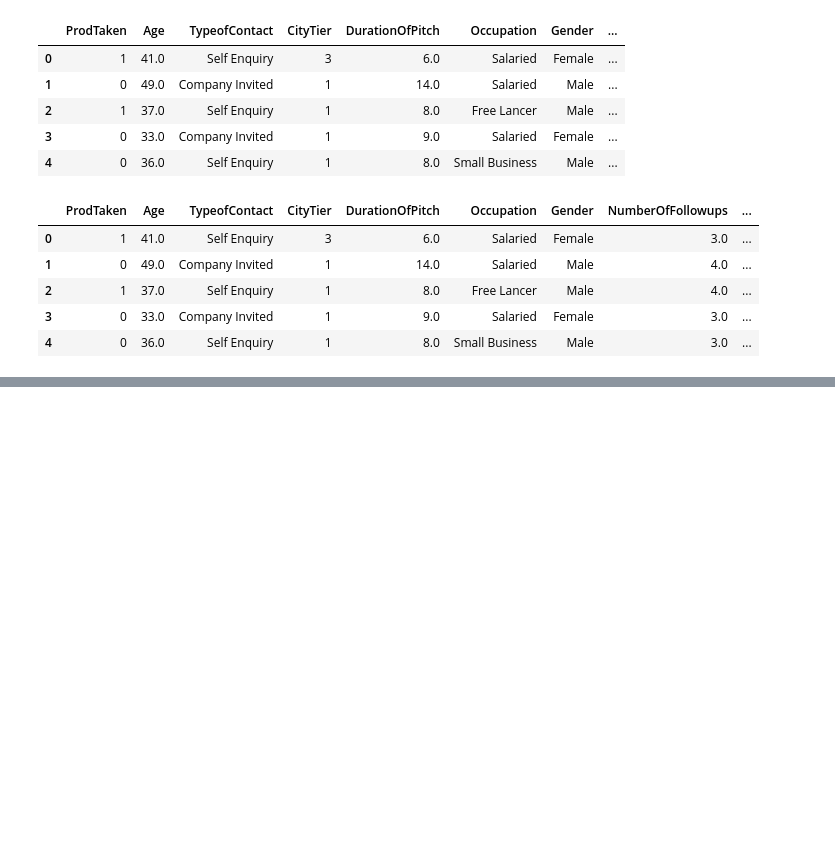
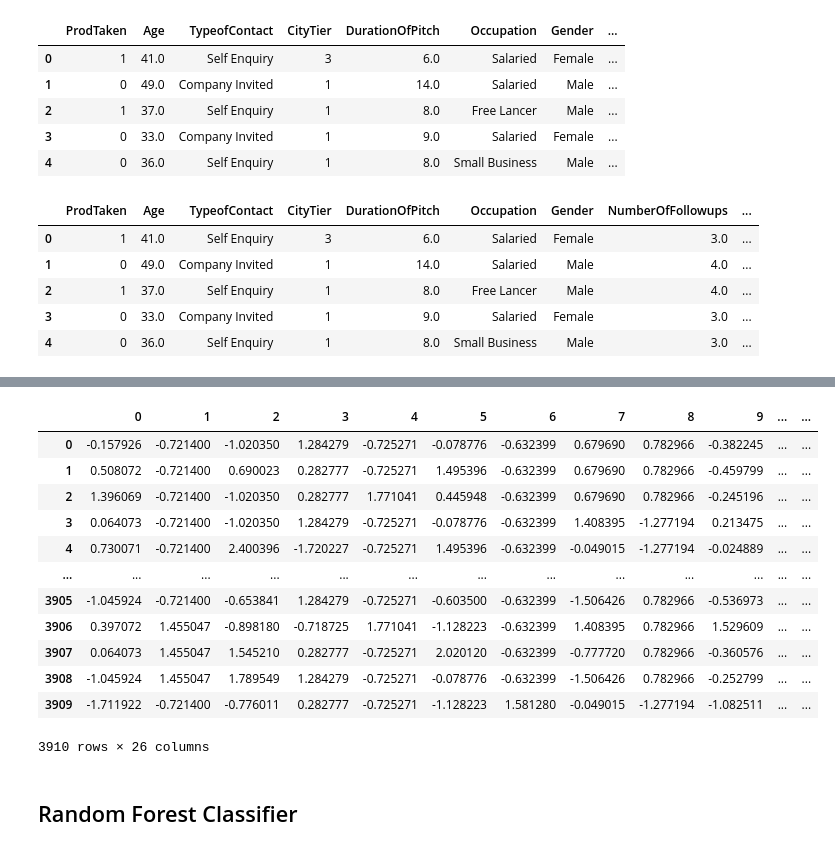
Before and after one commit to PratikSomwanshi/random_forest_basic_project, a Jupyter notebook: main.ipynb, the cells around one changed output, grey strips where cells are left out. Cells and saved outputs as stored; diff of their text form; code cells hidden in the pictures; blank space fills up the shorter version.

Commit message:
feat/done with feature engineering
OneHotEncoding for categorical data and StandardScalar for numerical data using ColumnTransformer

```diff
--- a/main.ipynb
+++ b/main.ipynb
@@ -304,0 +333,4 @@ discrete_features = [
+# %%
+X_train, X_test, y_train, y_test = train_test_split(
+    X, y, test_size=0.2, random_state=42
+)
@@ -304,0 +346,3 @@ discrete_features = [
+# %%
+num_features.remove("ProdTaken")
+num_features
@@ -304,0 +361,13 @@ discrete_features = [
+# %%
+from sklearn.preprocessing import OneHotEncoder, StandardScaler
+from sklearn.compose import ColumnTransformer
+
+numerical_transformer = StandardScaler()
+categorical_transformer = OneHotEncoder(drop='first')
+
+preprocessor = ColumnTransformer(
+    transformers=[
+        ('StandardScaler', numerical_transformer, num_features),
+        ('OneHotEncoded', categorical_transformer, cat_features)
+    ]
+)
@@ -304,0 +387,18 @@ discrete_features = [
+# %%
+X_train = preprocessor.fit_transform(X_train)
+# %%
+pd.DataFrame(X_train)
+# %% [output]
+|  | 0 | 1 | 2 | 3 | 4 | 5 | 6 | 7 | 8 | 9 | ... | ... |
+| 0 | -0.157926 | -0.721400 | -1.020350 | 1.284279 | -0.725271 | -0.078776 | -0.632399 | 0.679690 | 0.782966 | -0.382245 | ... | ... |
+| 1 | 0.508072 | -0.721400 | 0.690023 | 0.282777 | -0.725271 | 1.495396 | -0.632399 | 0.679690 | 0.782966 | -0.459799 | ... | ... |
+| 2 | 1.396069 | -0.721400 | -1.020350 | 0.282777 | 1.771041 | 0.445948 | -0.632399 | 0.679690 | 0.782966 | -0.245196 | ... | ... |
+| 3 | 0.064073 | -0.721400 | -1.020350 | 1.284279 | -0.725271 | -0.078776 | -0.632399 | 1.408395 | -1.277194 | 0.213475 | ... | ... |
+| 4 | 0.730071 | -0.721400 | 2.400396 | -1.720227 | -0.725271 | 1.495396 | -0.632399 | -0.049015 | -1.277194 | -0.024889 | ... | ... |
+| ... | ... | ... | ... | ... | ... | ... | ... | ... | ... | ... | ... | ... |
+| 3905 | -1.045924 | -0.721400 | -0.653841 | 1.284279 | -0.725271 | -0.603500 | -0.632399 | -1.506426 | 0.782966 | -0.536973 | ... | ... |
+| 3906 | 0.397072 | 1.455047 | -0.898180 | -0.718725 | 1.771041 | -1.128223 | -0.632399 | 1.408395 | 0.782966 | 1.529609 | ... | ... |
+| 3907 | 0.064073 | 1.455047 | 1.545210 | 0.282777 | -0.725271 | 2.020120 | -0.632399 | -0.777720 | 0.782966 | -0.360576 | ... | ... |
+| 3908 | -1.045924 | 1.455047 | 1.789549 | 1.284279 | -0.725271 | -0.078776 | -0.632399 | -1.506426 | 0.782966 | -0.252799 | ... | ... |
+| 3909 | -1.711922 | -0.721400 | -0.776011 | 0.282777 | -0.725271 | -1.128223 | 1.581280 | -0.049015 | -1.277194 | -1.082511 | ... | ... |
+3910 rows × 26 columns
@@ -304,0 +407,2 @@ discrete_features = [
+# %% [markdown]
+## Random Forest Classifier
```
Also changed, not shown: parts of 8 cells of this notebook.
